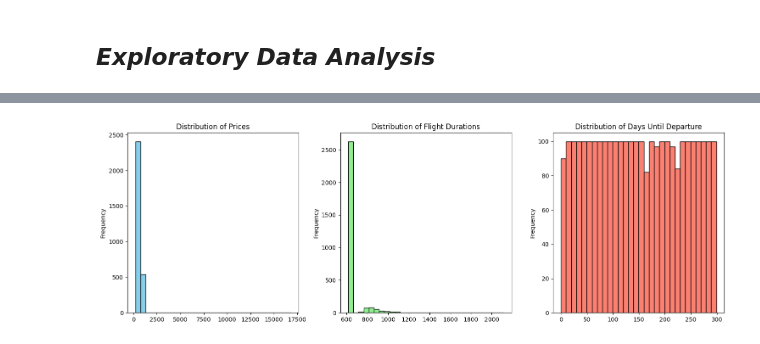
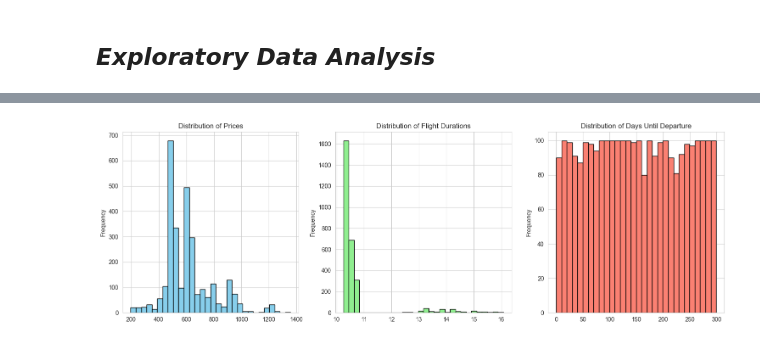
Before and after one commit to katrinekjaergaard/dsp-flight, a Jupyter notebook: flight_ticket_analysis.ipynb, the cells around one changed output, grey strips where cells are left out. Cells and saved outputs as stored; diff of their text form; code cells hidden in the pictures.

```diff
--- a/flight_ticket_analysis.ipynb
+++ b/flight_ticket_analysis.ipynb
@@ -41,7 +42,7 @@ memory usage: 207.6+ KB
 | 3 | Delta | 5925 | Los Angeles | 2024-04-25T19:10:00 | 0 | 2024-04-26T13:30:00 | London | ... |
 | 4 | Delta | 5978 | Los Angeles | 2024-04-25T15:55:00 | 0 | 2024-04-26T10:15:00 | London | ... |
 # %%
-# After looking at the dataset it is decided to create 6 new columns. We want the Departure Date and Depature Time to be two seperate columns and the same goes
+# After looking at the dataset it is decided to create 7 new columns. We want the Departure Date and Depature Time to be two seperate columns and the same goes
 # for Arrival. We also want to create a new column called "Search Date" which contains the date which data was extracted (searched for). At last we also want to
 # create a column that calculates the days until departure.
 
@@ -61,8 +62,13 @@ df['Departure Date'] = pd.to_datetime(df['Departure Date'])
 df['Search Date'] = pd.to_datetime(df['Search Date'])
 df['Days Until Departure'] = (df['Departure Date'] - df['Search Date']).dt.days # Takes the difference between the Search Date and actual Departure Date.
 
+
+# We also want convert minutes to hours to simplify (rounding to two decimals)
+df['Duration (Hours)'] = (df['Duration (Minutes)'] / 60).round(2)
+
+
 # Furthermore, it is decided to drop the column Flight Number since this won't be relevant for further analysis.
-df = df.drop('Flight Number', axis=1)
+df = df.drop(['Flight Number','Duration (Minutes)'], axis=1)
 
 df.head()
 # %% [output]
@@ -132,0 +151,14 @@ df_numeric.corr().T
+# %%
+# We also calculate z-scores to identify outliers in numerical variables
+z_scores_price = stats.zscore(df["Price"])
+z_scores_duration = stats.zscore(df["Duration (Hours)"])
+z_scores_dud = stats.zscore(df["Days Until Departure"])
+threshold = 3
+outliers_price = df["Price"][abs(z_scores_price) > threshold]
+outliers_duration = df["Duration (Hours)"][abs(z_scores_duration) > threshold]
+outliers_dud = df["Days Until Departure"][abs(z_scores_dud) > threshold]
+
+
+print("Outliers in Price:", outliers_price)
+print("Outliers in Duration:", outliers_duration)
+print("Outliers in Days Until Departure:", outliers_dud)
@@ -133,18 +182,27 @@ df_numeric.corr().T
+# %%
+# Filter the dataframe to remove outliers in price
+df= df[abs(z_scores_price) <= threshold]
+
+# Filter the dataframe to remove outliers in duration
+df = df[abs(z_scores_duration) <= threshold]
+
+# If you want to remove outliers for both variables at the same time
+df = df[(abs(z_scores_price) <= threshold) & (abs(z_scores_duration) <= threshold)]
 # %%
 # We create 3 plots of our numeric variables to look at their distribution
 fig, axes = plt.subplots(1, 3, figsize=(15, 5))
 
 # Plot histograms for each column
 df['Price'].plot.hist(ax=axes[0], bins=30, color='skyblue', edgecolor='black')
 axes[0].set_title('Distribution of Prices')
 
-df['Duration (Minutes)'].plot.hist(ax=axes[1], bins=30, color='lightgreen', edgecolor='black')
+df['Duration (Hours)'].plot.hist(ax=axes[1], bins=30, color='lightgreen', edgecolor='black')
 axes[1].set_title('Distribution of Flight Durations')
 
 df['Days Until Departure'].plot.hist(ax=axes[2], bins=30, color='salmon', edgecolor='black')
 axes[2].set_title('Distribution of Days Until Departure')
 
 plt.tight_layout()
 plt.show()
 # %% [output]
-[figure, old version]
+[figure, new version]
```
Also changed, not shown: parts of 33 cells of this notebook.
